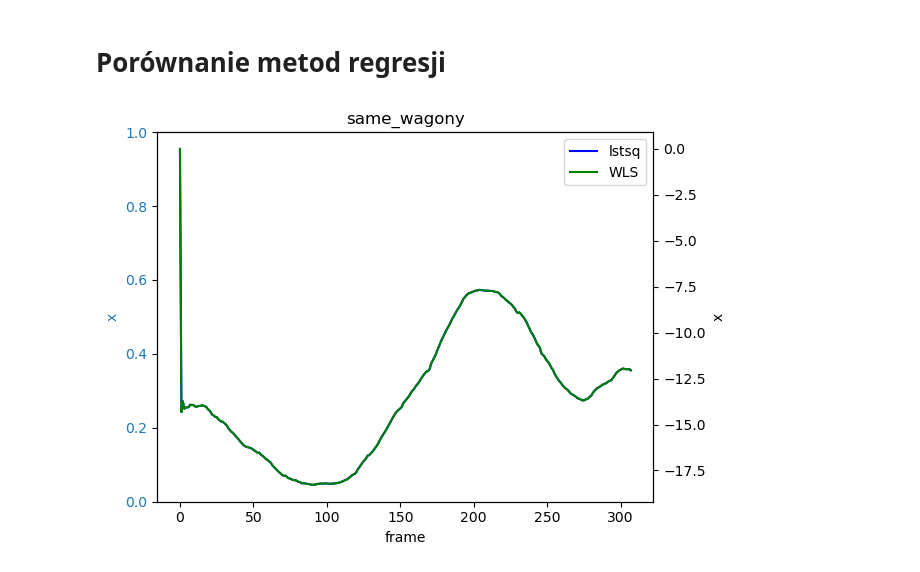
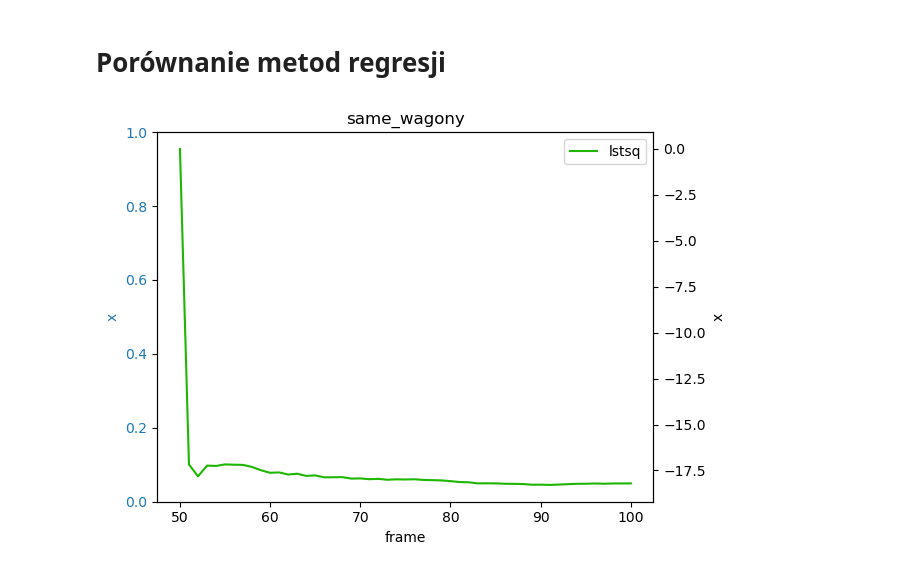
Before and after one commit to agatit/onyks_owl, a Jupyter notebook: poc/speed_analyse.ipynb, the cells around one changed output. Saved outputs shown, nothing was run; the diff lists cells and outputs as text; code cells hidden in the pictures.

```diff
--- a/poc/speed_analyse.ipynb
+++ b/poc/speed_analyse.ipynb
@@ -49,8 +49,9 @@ files
 # %%
 
 import copy
-from speed_analyse_scripts.utils import Measurement
+from speed_analyse_scripts.utils import Measurement, Timer
 from stitch.speed.VelocityEstimator import VelocityEstimator
+from stitch.speed.regression.FilterErrorMethod import FilterErrorMethod
 from stitch.speed.regression.LstsqMethod import LstsqMethod
 from stitch.speed.regression.MeanMethod import MeanMethod
 from stitch.speed.regression.MedianMethod import MedianMethod
@@ -61,8 +62,10 @@ velocity_estimators = {
     "lstsq": VelocityEstimator(LstsqMethod(), LstsqMethod()),
     # "OLS": VelocityEstimator(OlsMethod(), OlsMethod()),
     # "WLS": VelocityEstimator(WlsMethod(), WlsMethod()),
-    "Mean": VelocityEstimator(MeanMethod(10), MeanMethod(2), center=False),
-    "Median": VelocityEstimator(MedianMethod(10), MedianMethod(2), center=False),
+    # "Mean": VelocityEstimator(MeanMethod(10), MeanMethod(2), center=False),
+    # "Median": VelocityEstimator(MedianMethod(10), MedianMethod(2), center=False),
+    "Filter": VelocityEstimator(FilterErrorMethod(False), FilterErrorMethod(False), center=False),
+    "Filter_R": VelocityEstimator(FilterErrorMethod(True), FilterErrorMethod(True), center=False),
 }
 
 raw_velocities = {key: [] for key, value in files.items()}
@@ -72,7 +75,7 @@ for file_name in files.keys():
     for method_name, estimator in velocity_estimators.items():
         velocity_estimator = copy.deepcopy(estimator)
 
-        measurement = Measurement(file_name, method_name, velocity_estimator, [])
+        measurement = Measurement(file_name, method_name, velocity_estimator, [], Timer())
         measurements.append(measurement)
 
 print(raw_velocities)
@@ -87,7 +89,7 @@ measurements
 import cv2
 from tqdm import tqdm
 
-def measure_velocity_from_movie(movie_path, dataset_name, frame_rectifier, *measurements, max_frames=-1):
+def measure_velocity_from_movie(movie_path, dataset_name, frame_rectifier, *measurements, max_frames=-1, min_frames=-1):
     input_cam = cv2.VideoCapture(movie_path)
     total_frames = input_cam.get(cv2.CAP_PROP_FRAME_COUNT)
 
@@ -96,12 +98,25 @@ def measure_velocity_from_movie(movie_path, dataset_name, frame_rectifier, *meas
         while input_cam.isOpened():
             ret, frame = input_cam.read()
 
+            if counter < min_frames and min_frames > 0:
+                counter += 1
+                pbar.update(1)
+                continue
+
+            if counter > max_frames and max_frames > 0:
+                pbar.close()
+                break
+
             if ret:
+
                 frame = frame_rectifier.rectify(frame)
                 append_raw_velocity = True
 
                 for measurement in measurements:
+                    measurement.timer.start()
                     velocity = measurement.velocity_estimator.get_velocity(frame)
+                    measurement.timer.stop()
+
                     result = (counter, velocity[0], velocity[1])
                     measurement.results.append(result)
 
@@ -113,12 +128,10 @@ def measure_velocity_from_movie(movie_path, dataset_name, frame_rectifier, *meas
             else:
                 break
 
-
             counter += 1
             pbar.update(1)
 
-            if max_frames > 0 and counter > max_frames:
-                break
+
 
     input_cam.release()
 # %%
@@ -130,5 +143,9 @@ for dataset_name, file_path in files.items():
     selected_measurements = filter(lambda x: x.dataset_name == dataset_name, measurements)
     selected_measurements = list(selected_measurements)
 
-    max_frames = 500
-    measure_velocity_from_movie(file_path, dataset_name, frame_rectifier, max_frames=max_frames, *selected_measurements)
+    min_frames = 50
+    max_frames = 100
+    measure_velocity_from_movie(file_path, dataset_name, frame_rectifier, max_frames=max_frames, min_frames=min_frames, *selected_measurements)
+
+values = [i.timer.elapsed_time for i in measurements]
+values
@@ -160,6 +179,8 @@ raw_velocities
 # Porównanie metod regresji
 # %%
 from speed_analyse_scripts.ComposedPlot import ComposedPlot
+from matplotlib import pyplot as plt
+
 
 
 def ax1_call(axe):
@@ -168,32 +189,34 @@ def ax1_call(axe):
     axe.set_ylabel("x", color=color)
     axe.tick_params(axis='y', labelcolor=color)
 
 def ax2_call(axe):
     axe.set_ylabel("x")
 
 for dataset_name in files.keys():
     ax_callbacks = [ax1_call, ax2_call]
     Composed_x = ComposedPlot(dataset_name, *ax_callbacks)
 
     colors = ["blue", "green", "orange", "purple"]
 
     # original = raw_velocities[dataset_name]
     # x = original[:, 0]
     # y = original[:, 1]
     # Composed_x.add_plot(0, x, y, color="grey", label="original x")
 
     # _filtered = filtered[dataset_name]
     # x = _filtered[:, 0]
     # y = _filtered[:, 1]
     # Composed_x.add_plot(1, x, y, color="grey", label="filtered x")
 
     selected_measurements = filter(lambda x: x.dataset_name == dataset_name, measurements)
     selected_measurements = list(selected_measurements)
-    for measurement, color in zip(selected_measurements, colors):
+    for measurement in selected_measurements:
+        color = (np.random.random(), np.random.random(), np.random.random())
+
         array = np.array(measurement.results)
         x = array[:, 0]
         y = array[:, 1]
         Composed_x.add_plot(1, x, y, color=color, label=measurement.method_name)
     Composed_x.show_composed()
 # %% [output]
-[figure, old version]
+[figure, new version]
```
Also changed, not shown: parts of 9 cells of this notebook, 5 other files.
